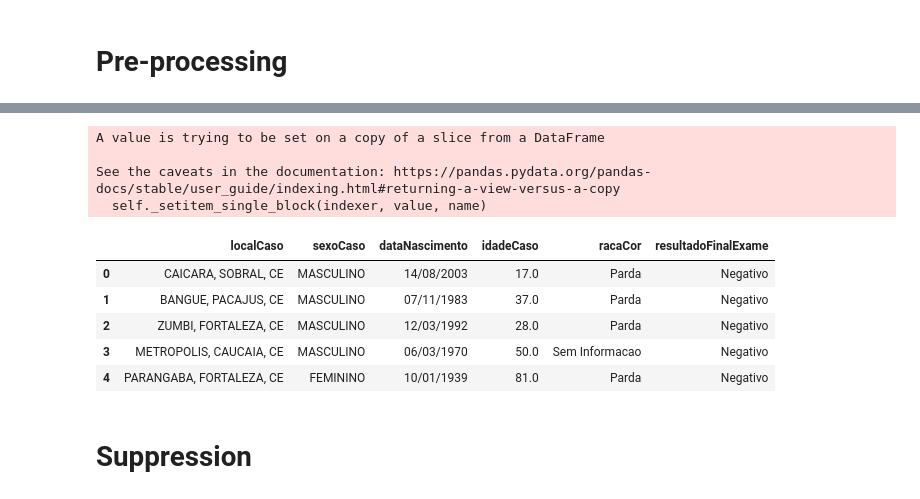
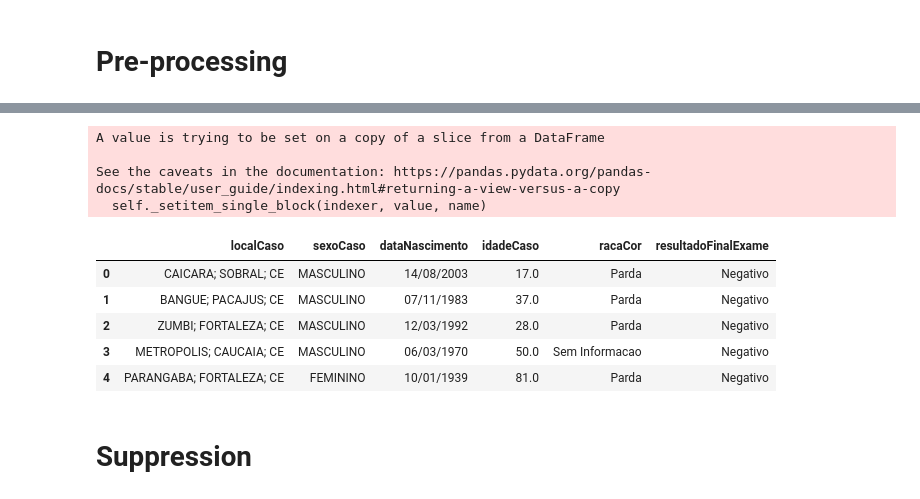
Before and after one commit to Brabissima/disciplina-priv-2022, a Jupyter notebook: Tecnicas de anonimização/Anonymization techniques.ipynb, the cells around one changed output, grey strips where cells are left out. Cells and saved outputs as stored; diff of their text form; code cells hidden in the pictures.

Commit message:
[+] dataset novo

```diff
--- a/Tecnicas de anonimização/Anonymization techniques.ipynb
+++ b/Tecnicas de anonimização/Anonymization techniques.ipynb
@@ -8,9 +8,10 @@ from datetime import datetime
 # %% [markdown]
 # Pre-processing
 # %%
-covid = pd.read_csv('covid_test.csv')
+covid = pd.read_csv('Dataset_Covid_CE.csv')
 # %%
 covid = covid[['estadoCaso', 'municipioCaso', 'bairroCaso', 'sexoCaso', 'dataNascimento',
                'idadeCaso','racaCor', 'resultadoFinalExame']]
 global df
-df = covid[:1000]
+df = covid[:10000]
+df.dropna(inplace=True)
@@ -17,30 +32,30 @@ df = covid[:1000]
 # %%
 # joining the three locality attributes to construct a generalization tree
 local = []
 for i in range(len(df)):
-    local.append('{}, {}, {}'.format(df['bairroCaso'].iloc[i], df['municipioCaso'].iloc[i], df['estadoCaso'].iloc[i]))
+    local.append('{}; {}; {}'.format(df['bairroCaso'].iloc[i], df['municipioCaso'].iloc[i], df['estadoCaso'].iloc[i]))
 
 df = df.drop(['estadoCaso', 'municipioCaso', 'bairroCaso'], axis=1)
 df['localCaso'] = local
 df = df[['localCaso', 'sexoCaso', 'dataNascimento', 'idadeCaso', 'racaCor', 'resultadoFinalExame']]
 # changing date format
 df = df.copy()
 for i in range(len(df)):
     df['dataNascimento'].iloc[i] = '{}/{}/{}'.format(df['dataNascimento'].iloc[i][-2:],
                                                      df['dataNascimento'].iloc[i][5:7],
                                                      df['dataNascimento'].iloc[i][:4])
 df.head()
 # %% [output]
 A value is trying to be set on a copy of a slice from a DataFrame
 
 See the caveats in the documentation: https://pandas.pydata.org/pandas-docs/stable/user_guide/indexing.html#returning-a-view-versus-a-copy
   self._setitem_single_block(indexer, value, name)
 |  | localCaso | sexoCaso | dataNascimento | idadeCaso | racaCor | resultadoFinalExame |
-| 0 | CAICARA, SOBRAL, CE | MASCULINO | 14/08/2003 | 17.0 | Parda | Negativo |
-| 1 | BANGUE, PACAJUS, CE | MASCULINO | 07/11/1983 | 37.0 | Parda | Negativo |
-| 2 | ZUMBI, FORTALEZA, CE | MASCULINO | 12/03/1992 | 28.0 | Parda | Negativo |
-| 3 | METROPOLIS, CAUCAIA, CE | MASCULINO | 06/03/1970 | 50.0 | Sem Informacao | Negativo |
-| 4 | PARANGABA, FORTALEZA, CE | FEMININO | 10/01/1939 | 81.0 | Parda | Negativo |
+| 0 | CAICARA; SOBRAL; CE | MASCULINO | 14/08/2003 | 17.0 | Parda | Negativo |
+| 1 | BANGUE; PACAJUS; CE | MASCULINO | 07/11/1983 | 37.0 | Parda | Negativo |
+| 2 | ZUMBI; FORTALEZA; CE | MASCULINO | 12/03/1992 | 28.0 | Parda | Negativo |
+| 3 | METROPOLIS; CAUCAIA; CE | MASCULINO | 06/03/1970 | 50.0 | Sem Informacao | Negativo |
+| 4 | PARANGABA; FORTALEZA; CE | FEMININO | 10/01/1939 | 81.0 | Parda | Negativo |
 # %% [markdown]
 # Suppression
 # %%
```
Also changed, not shown: parts of 6 cells of this notebook.
